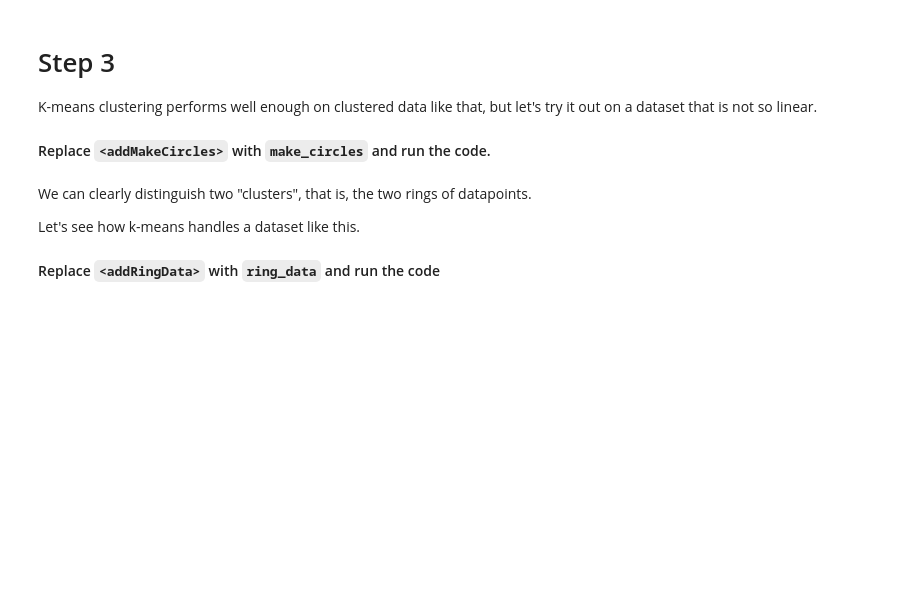
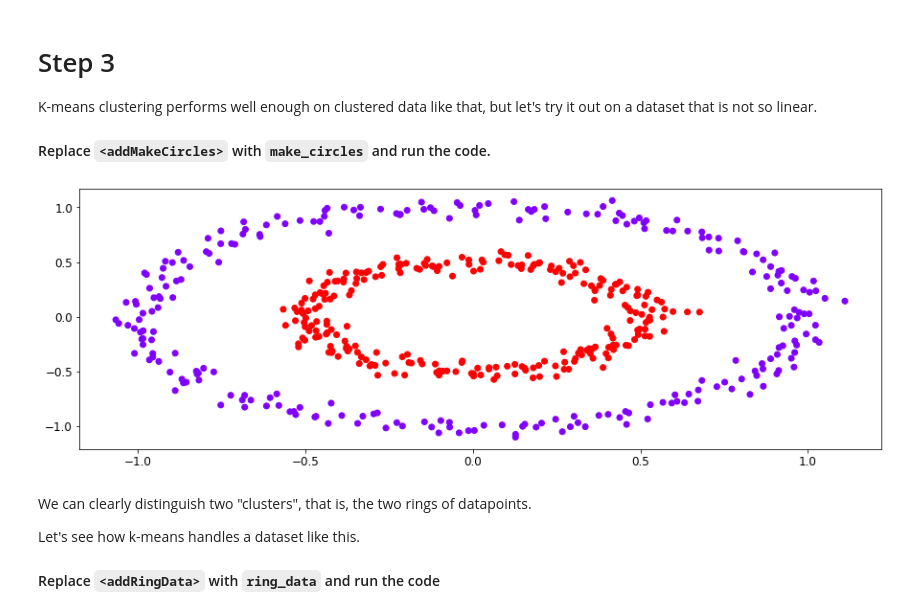
Before and after one commit to AnhelySanchez/ms-learn-ml-crash-course-python, a Jupyter notebook: 12. Clustering - Python.ipynb, the cells around one changed output. Cells and saved outputs as stored; diff of their text form; code cells hidden in the pictures; blank space fills up the shorter version.

```diff
--- a/12. Clustering - Python.ipynb
+++ b/12. Clustering - Python.ipynb
@@ -140,12 +149,14 @@ K-means clustering performs well enough on clustered data like that, but let's t
 # %%
 ###
 # REPLACE <addMakeCircles> BELOW WITH make_circles
 ###
-ring_data, target = datasets.<addMakeCircles>(n_samples = 500, factor = .5, noise = 0.05, random_state = 6)
+ring_data, target = datasets.make_circles(n_samples = 500, factor = .5, noise = 0.05, random_state = 6)
 ###
 
 graph.scatter(ring_data.T[0], ring_data.T[1], c = target)
 graph.show()
+# %% [output]
+[figure, added]
 # %% [markdown]
 We can clearly distinguish two "clusters", that is, the two rings of datapoints.
 
```
Also changed, not shown: parts of 12 cells of this notebook.
